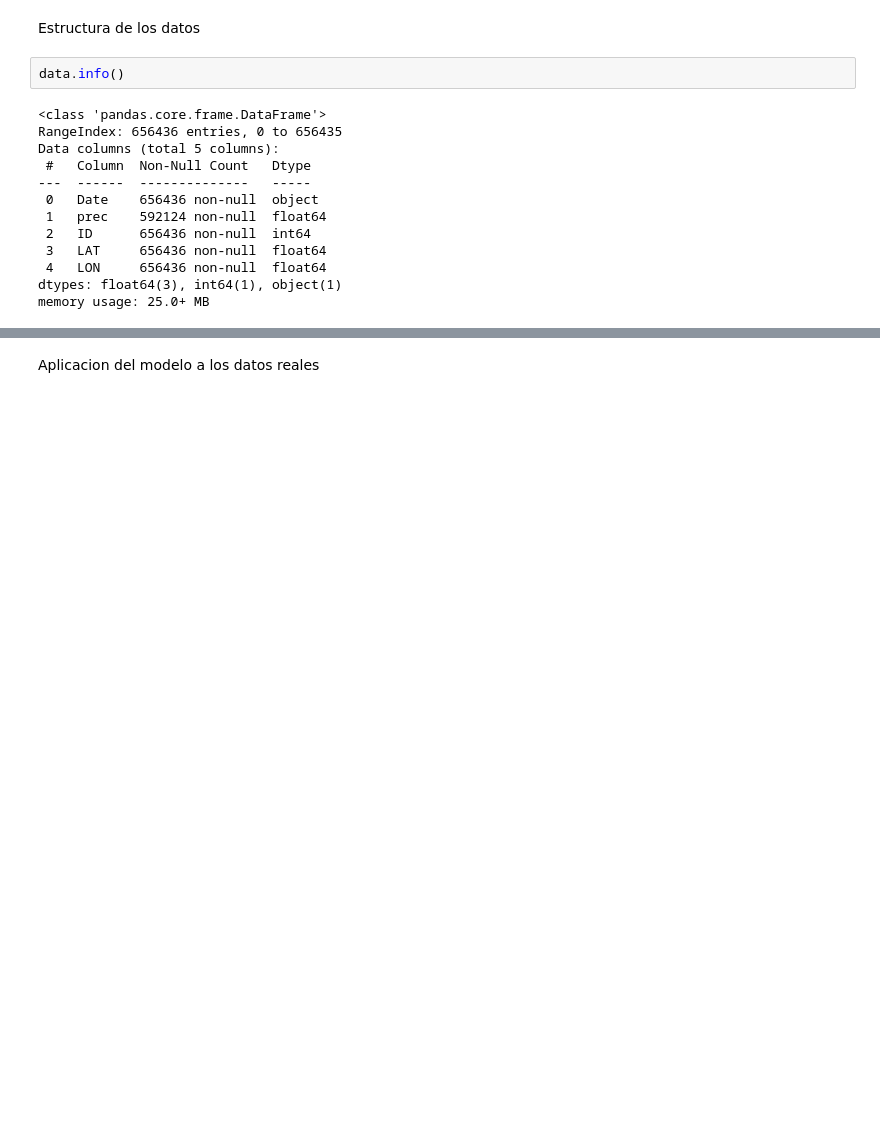
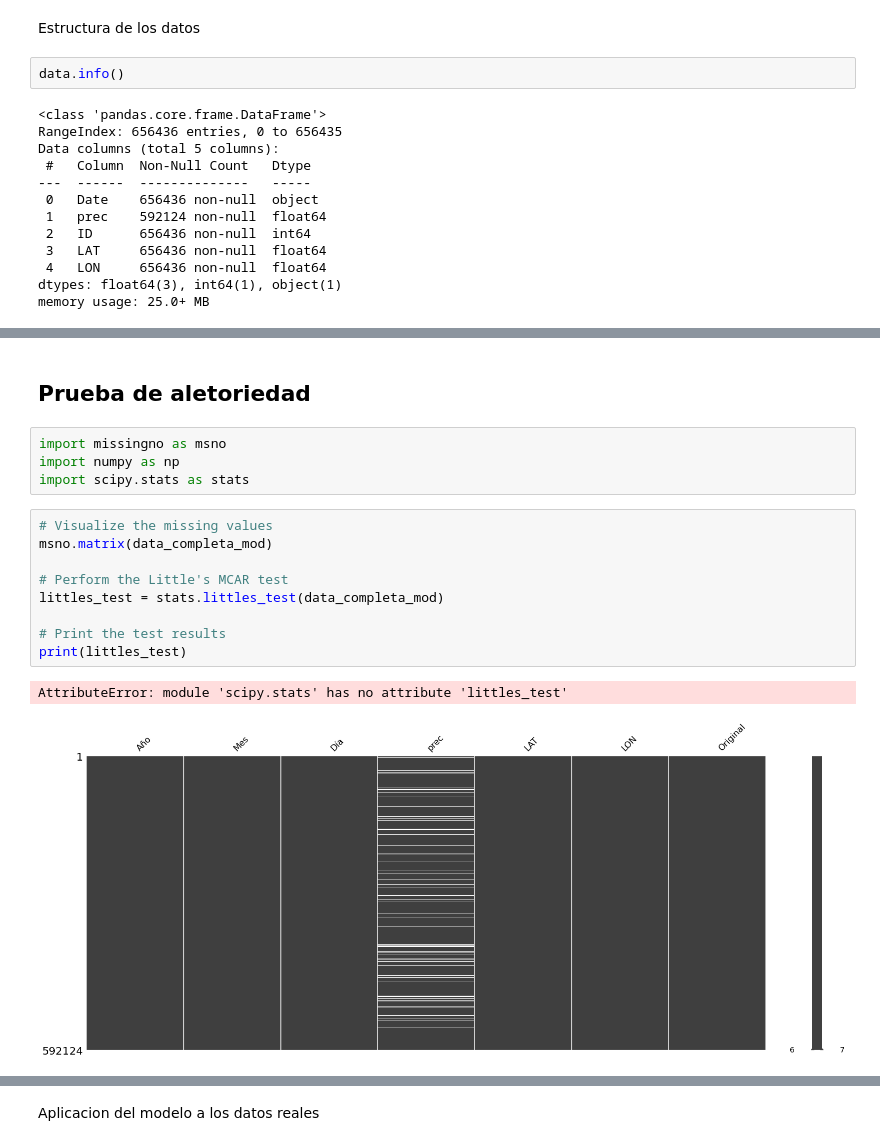
Before and after one commit to Ronaldoh99/Proyecto_mod_precipitacion, a Jupyter notebook: Codigos de Python/NoteNook_model_KNN.ipynb, the cells around one changed output, grey strips where cells are left out. Cells and saved outputs as stored; diff of their text form; blank space fills up the shorter version.

```diff
--- a/Codigos de Python/NoteNook_model_KNN.ipynb
+++ b/Codigos de Python/NoteNook_model_KNN.ipynb
@@ -158,0 +477,18 @@ memory usage: 25.0+ MB
+# %% [markdown]
+## Prueba de aletoriedad
+# %%
+import missingno as msno
+import numpy as np
+import scipy.stats as stats
+# %%
+# Visualize the missing values
+msno.matrix(data_completa_mod)
+
+# Perform the Little's MCAR test
+littles_test = stats.littles_test(data_completa_mod)
+
+# Print the test results
+print(littles_test)
+# %% [output]
+AttributeError: module 'scipy.stats' has no attribute 'littles_test'
+[figure, added]
```
Also changed, not shown: parts of 71 cells of this notebook.
